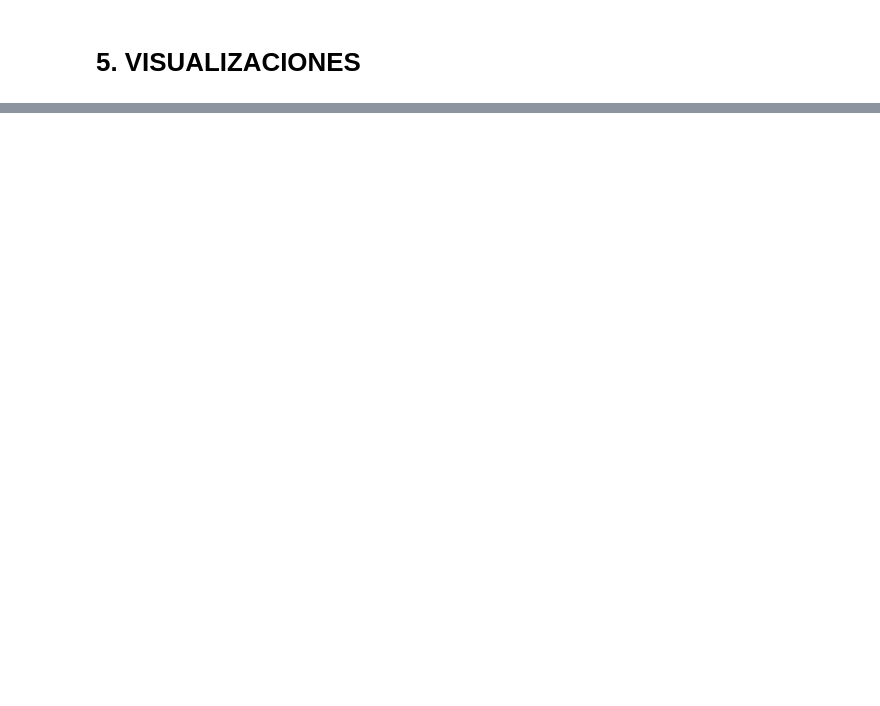
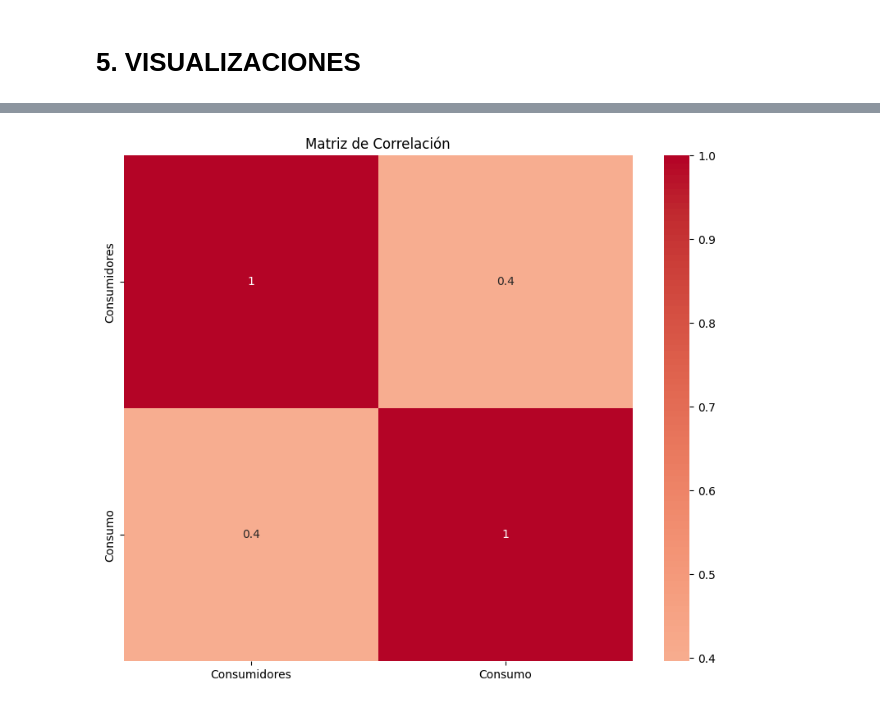
Before and after one commit to MariaMercedesLopez97/analisis_casas, a Jupyter notebook: notebooks/analisis_energia_Brasil.ipynb, the cells around one changed output, grey strips where cells are left out. Drawn from its saved outputs; the diff is of its cells as text; code cells hidden in the pictures; blank space fills up the shorter version.

```diff
--- a/notebooks/analisis_energia_Brasil.ipynb
+++ b/notebooks/analisis_energia_Brasil.ipynb
@@ -236,0 +293,14 @@ NameError: name 'energy_brasil' is not defined
+# %%
+# Seleccionamos solo las columnas numéricas para la correlación
+columnas_numericas = energy_brasil.select_dtypes(include=['float64', 'int64']).columns
+
+# Creamos el heatmap solo con las columnas numéricas
+plt.figure(figsize=(10, 8))
+sns.heatmap(energy_brasil[columnas_numericas].corr(),
+            annot=True,
+            cmap='coolwarm',
+            center=0)
+plt.title('Matriz de Correlación')
+plt.show()
+# %% [output]
+[figure, added]
```
Also changed, not shown: parts of 47 cells of this notebook, 1 other file.
